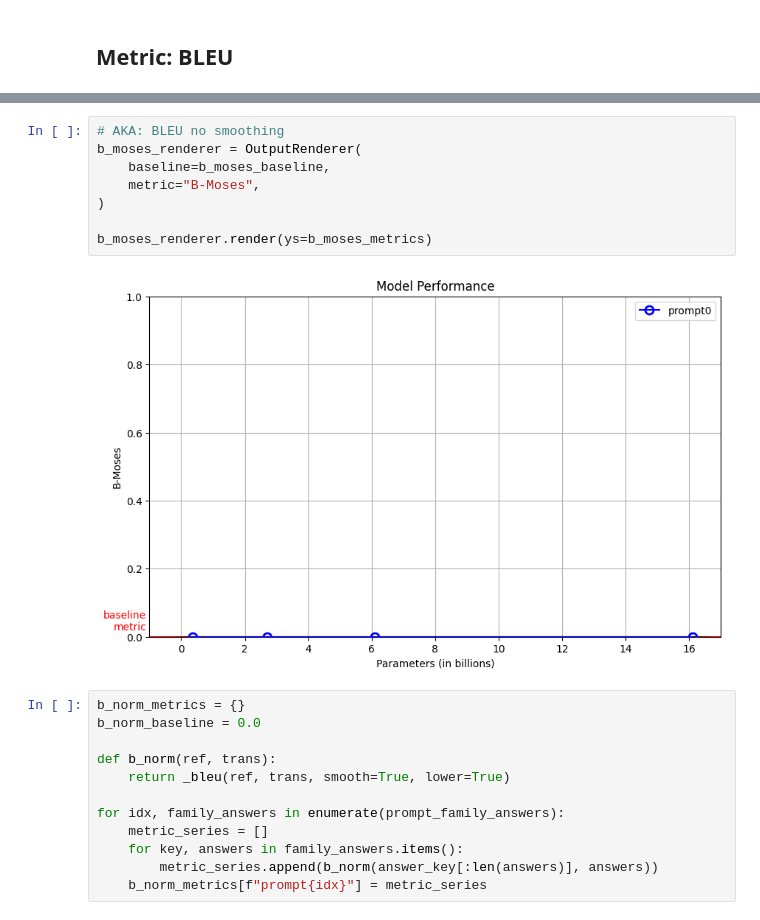
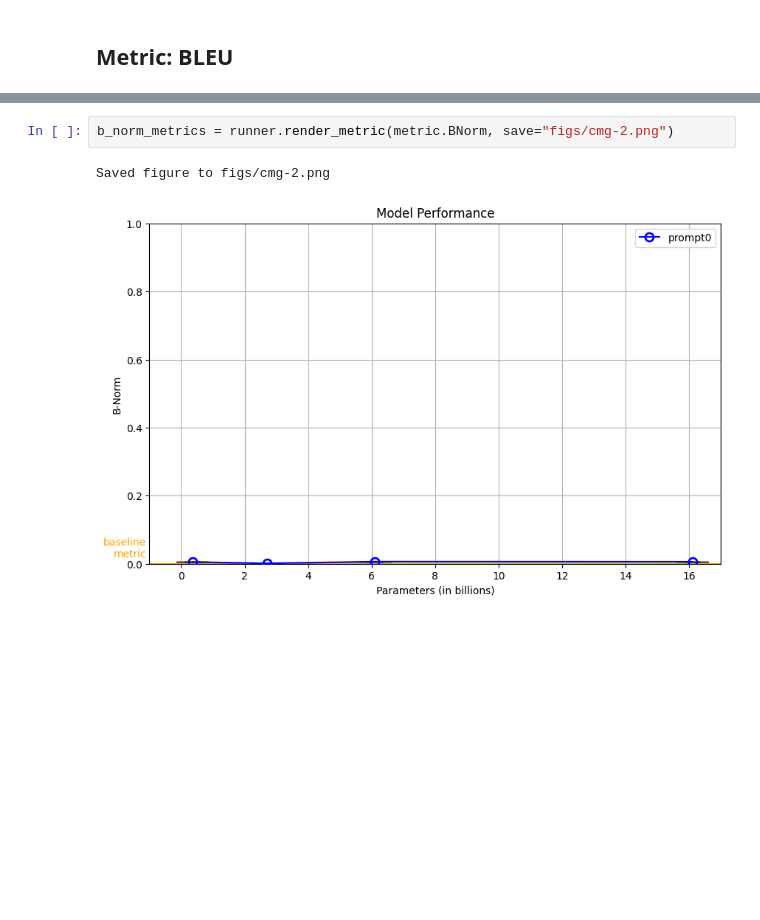
Before and after one commit to WM-SEMERU/emergent-capabilities, a Jupyter notebook: commit-message.ipynb, the cells around one changed output, grey strips where cells are left out. Saved outputs shown, nothing was run; the diff lists cells and outputs as text; blank space fills up the shorter version.

```diff
--- a/commit-message.ipynb
+++ b/commit-message.ipynb
@@ -164,22 +124,5 @@ for idx, family_answers in enumerate(prompt_family_answers):
-# %%
-# AKA: BLEU no smoothing
-b_moses_renderer = OutputRenderer(
-    baseline=b_moses_baseline,
-    metric="B-Moses",
-)
-
-b_moses_renderer.render(ys=b_moses_metrics)
-# %% [output]
-[figure, removed]
 # %%
-b_norm_metrics = {}
-b_norm_baseline = 0.0
-
-def b_norm(ref, trans):
-    return _bleu(ref, trans, smooth=True, lower=True)
-
-for idx, family_answers in enumerate(prompt_family_answers):
-    metric_series = []
-    for key, answers in family_answers.items():
-        metric_series.append(b_norm(answer_key[:len(answers)], answers))
-    b_norm_metrics[f"prompt{idx}"] = metric_series
+b_norm_metrics = runner.render_metric(metric.BNorm, save="figs/cmg-2.png")
+# %% [output]
+Saved figure to figs/cmg-2.png
+[figure, added]
```
Also changed, not shown: parts of 10 cells of this notebook, 39 other files.
